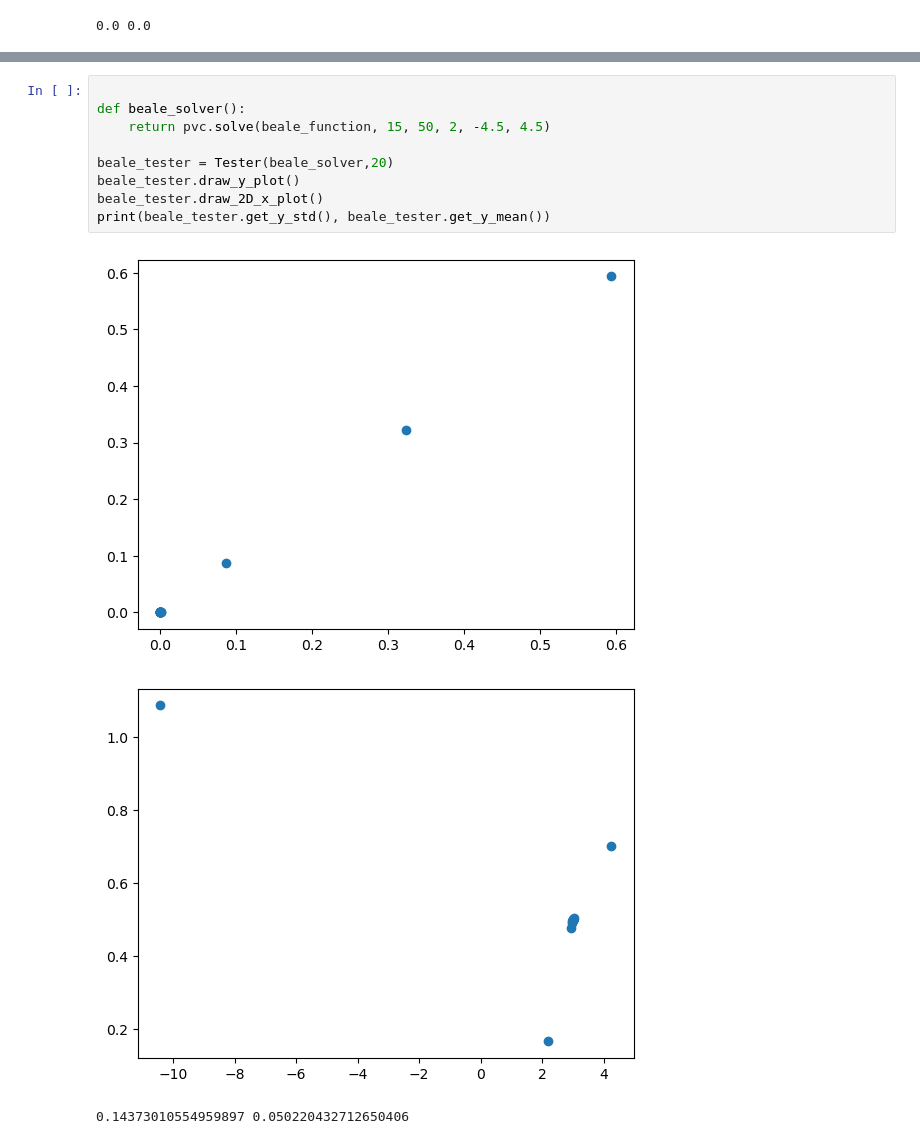
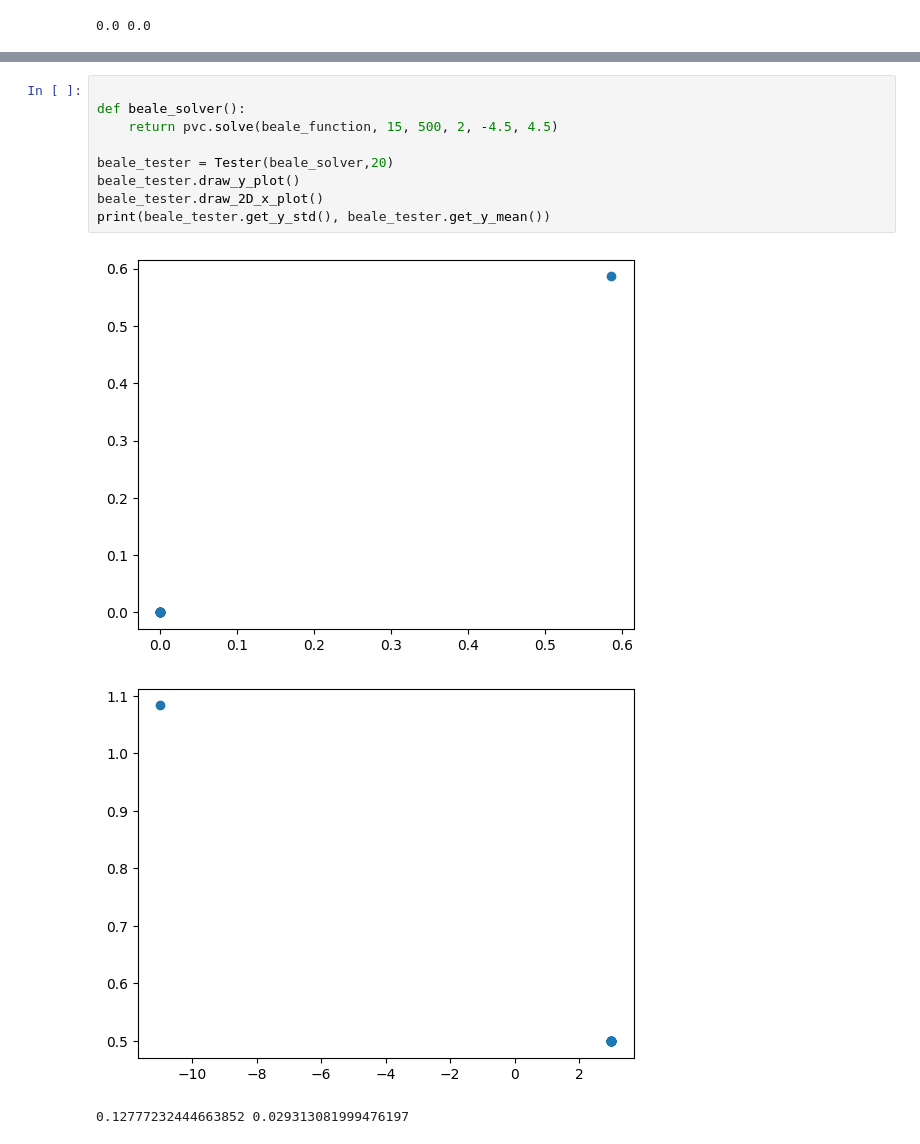
Before and after one commit to BartoszBugla/Algorytmy-heurystyczne, a Jupyter notebook: PVS.ipynb, the cells around one changed output, grey strips where cells are left out. Saved outputs shown, nothing was run; the diff lists cells and outputs as text.

```diff
--- a/PVS.ipynb
+++ b/PVS.ipynb
@@ -62,16 +59,16 @@ print(sphere_tester.get_y_std(), sphere_tester.get_y_mean())
 # %%
 
 def beale_solver():
-    return pvc.solve(beale_function, 15, 50, 2, -4.5, 4.5)
+    return pvc.solve(beale_function, 15, 500, 2, -4.5, 4.5)
 
 beale_tester = Tester(beale_solver,20)
 beale_tester.draw_y_plot()
 beale_tester.draw_2D_x_plot()
 print(beale_tester.get_y_std(), beale_tester.get_y_mean())
 # %% [output]
-[figure, old version]
+[figure, new version]
-[figure, old version]
+[figure, new version]
-0.14373010554959897 0.050220432712650406
+0.12777232444663852 0.029313081999476197
 # %%
 
 def bukin_solver():
```
Also changed, not shown: parts of 7 cells of this notebook, 1 other file.
